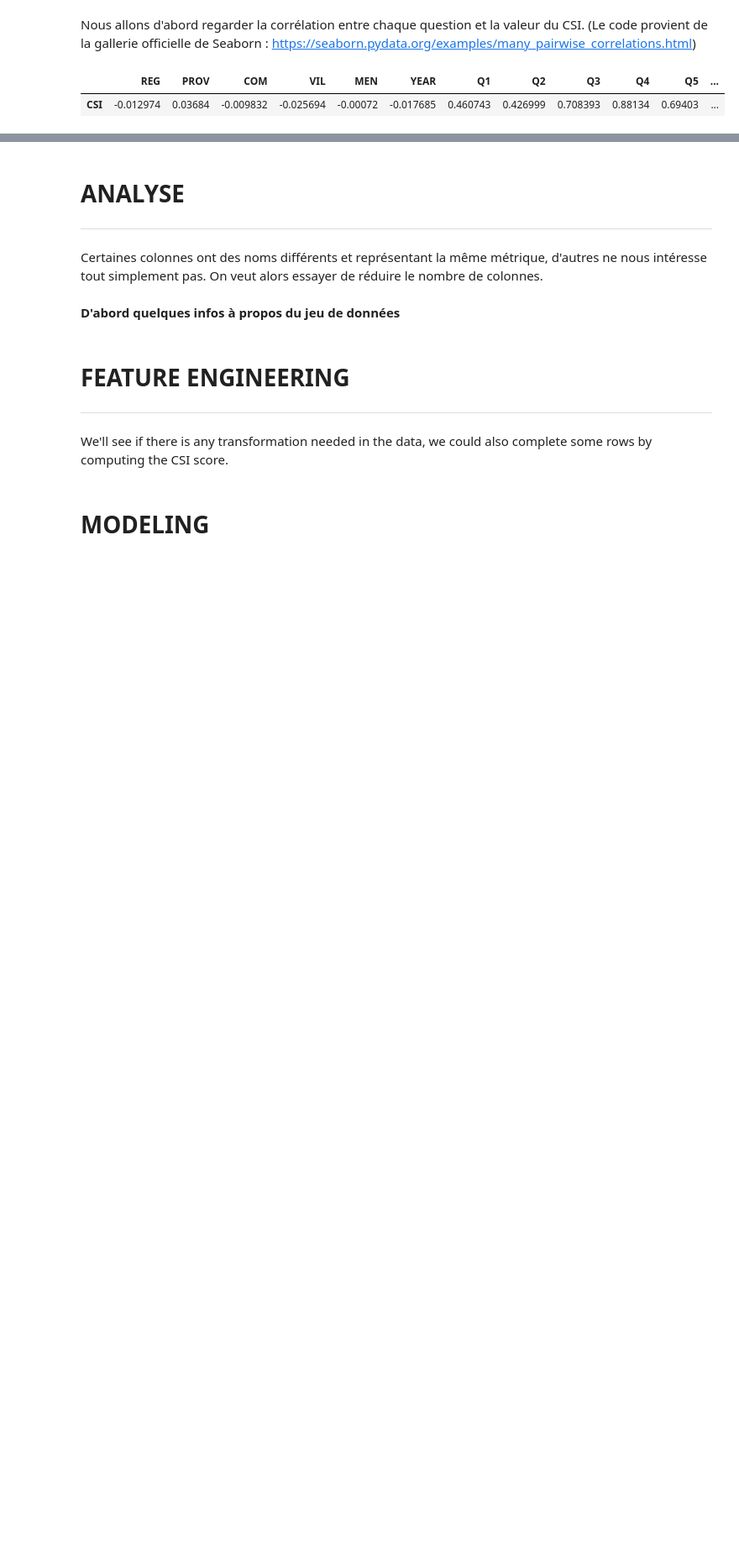
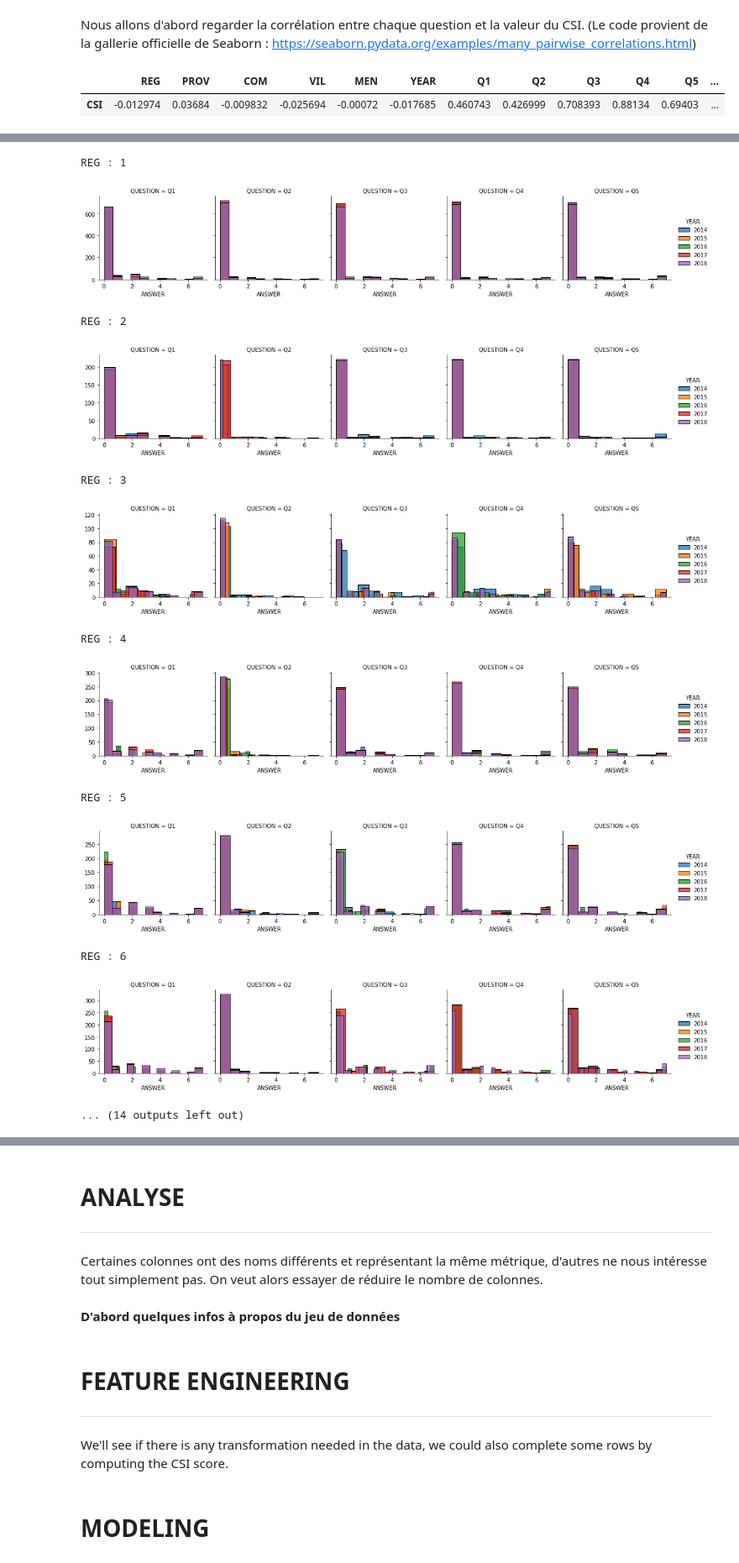
Before and after one commit to moulikatou/Ter_securite_Alimentaire_Miashs, a Jupyter notebook: notebooks/ter.ipynb, the cells around one changed output, grey strips where cells are left out. Shown at 84% size. Drawn from its saved outputs; the diff is of its cells as text; code cells hidden in the pictures; blank space fills up the shorter version.

```diff
--- a/notebooks/ter.ipynb
+++ b/notebooks/ter.ipynb
@@ -321,0 +324,23 @@ plt.show()
+# %%
+geo_col = "REG"
+for geo in plot_data[geo_col].unique():
+    d = plot_data[plot_data[geo_col] == geo]
+    print(geo_col + " : " + str(geo))
+    g = sns.FacetGrid(d, col="QUESTION", hue="YEAR")
+    g.map(sns.histplot, "ANSWER")
+    g.add_legend()
+    plt.show()
+# %% [output]
+REG : 1
+[figure, added]
+REG : 2
+[figure, added]
+REG : 3
+[figure, added]
+REG : 4
+[figure, added]
+REG : 5
+[figure, added]
+REG : 6
+[figure, added]
+... (14 outputs left out)
```
Also changed, not shown: parts of 19 cells of this notebook.
